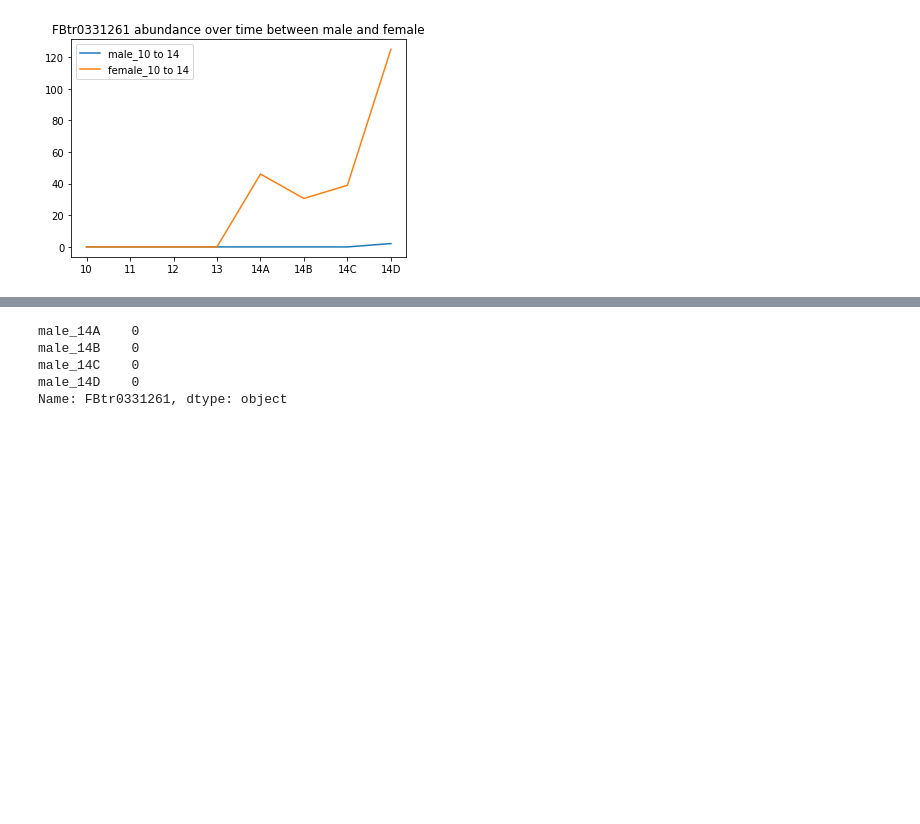
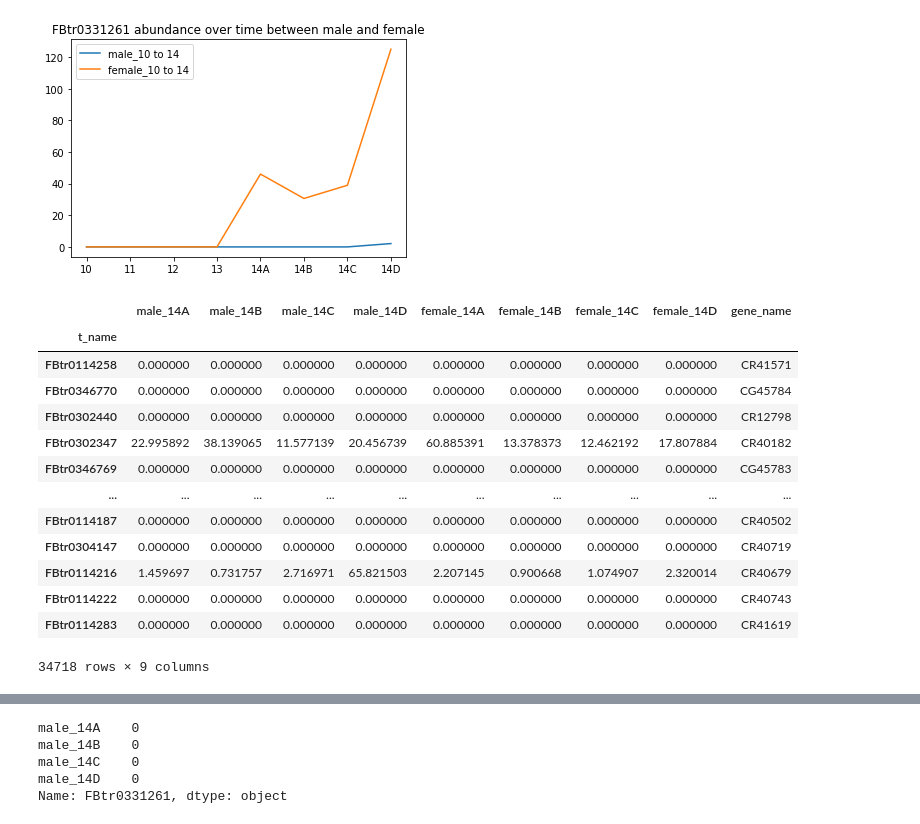
Before and after one commit to Andymao1998/qbb2021-answers, a Jupyter notebook: day4-lunch/Day4-lunch.ipynb, the cells around one changed output, grey strips where cells are left out. Saved outputs shown, nothing was run; the diff lists cells and outputs as text; code cells hidden in the pictures; blank space fills up the shorter version.

```diff
--- a/day4-lunch/Day4-lunch.ipynb
+++ b/day4-lunch/Day4-lunch.ipynb
@@ -129,3 +129,19 @@ plt.show()
 [figure]
 # %%
 replicates = pd.read_csv("replicates.csv", index_col = "t_name")
+replicates
+# %% [output]
+|  | male_14A | male_14B | male_14C | male_14D | female_14A | female_14B | female_14C | female_14D | gene_name |
+| t_name |  |  |  |  |  |  |  |  |  |
+| FBtr0114258 | 0.000000 | 0.000000 | 0.000000 | 0.000000 | 0.000000 | 0.000000 | 0.000000 | 0.000000 | CR41571 |
+| FBtr0346770 | 0.000000 | 0.000000 | 0.000000 | 0.000000 | 0.000000 | 0.000000 | 0.000000 | 0.000000 | CG45784 |
+| FBtr0302440 | 0.000000 | 0.000000 | 0.000000 | 0.000000 | 0.000000 | 0.000000 | 0.000000 | 0.000000 | CR12798 |
+| FBtr0302347 | 22.995892 | 38.139065 | 11.577139 | 20.456739 | 60.885391 | 13.378373 | 12.462192 | 17.807884 | CR40182 |
+| FBtr0346769 | 0.000000 | 0.000000 | 0.000000 | 0.000000 | 0.000000 | 0.000000 | 0.000000 | 0.000000 | CG45783 |
+| ... | ... | ... | ... | ... | ... | ... | ... | ... | ... |
+| FBtr0114187 | 0.000000 | 0.000000 | 0.000000 | 0.000000 | 0.000000 | 0.000000 | 0.000000 | 0.000000 | CR40502 |
+| FBtr0304147 | 0.000000 | 0.000000 | 0.000000 | 0.000000 | 0.000000 | 0.000000 | 0.000000 | 0.000000 | CR40719 |
+| FBtr0114216 | 1.459697 | 0.731757 | 2.716971 | 65.821503 | 2.207145 | 0.900668 | 1.074907 | 2.320014 | CR40679 |
+| FBtr0114222 | 0.000000 | 0.000000 | 0.000000 | 0.000000 | 0.000000 | 0.000000 | 0.000000 | 0.000000 | CR40743 |
+| FBtr0114283 | 0.000000 | 0.000000 | 0.000000 | 0.000000 | 0.000000 | 0.000000 | 0.000000 | 0.000000 | CR41619 |
+34718 rows × 9 columns
```
Also changed, not shown: parts of 10 cells of this notebook, 1 other file.
